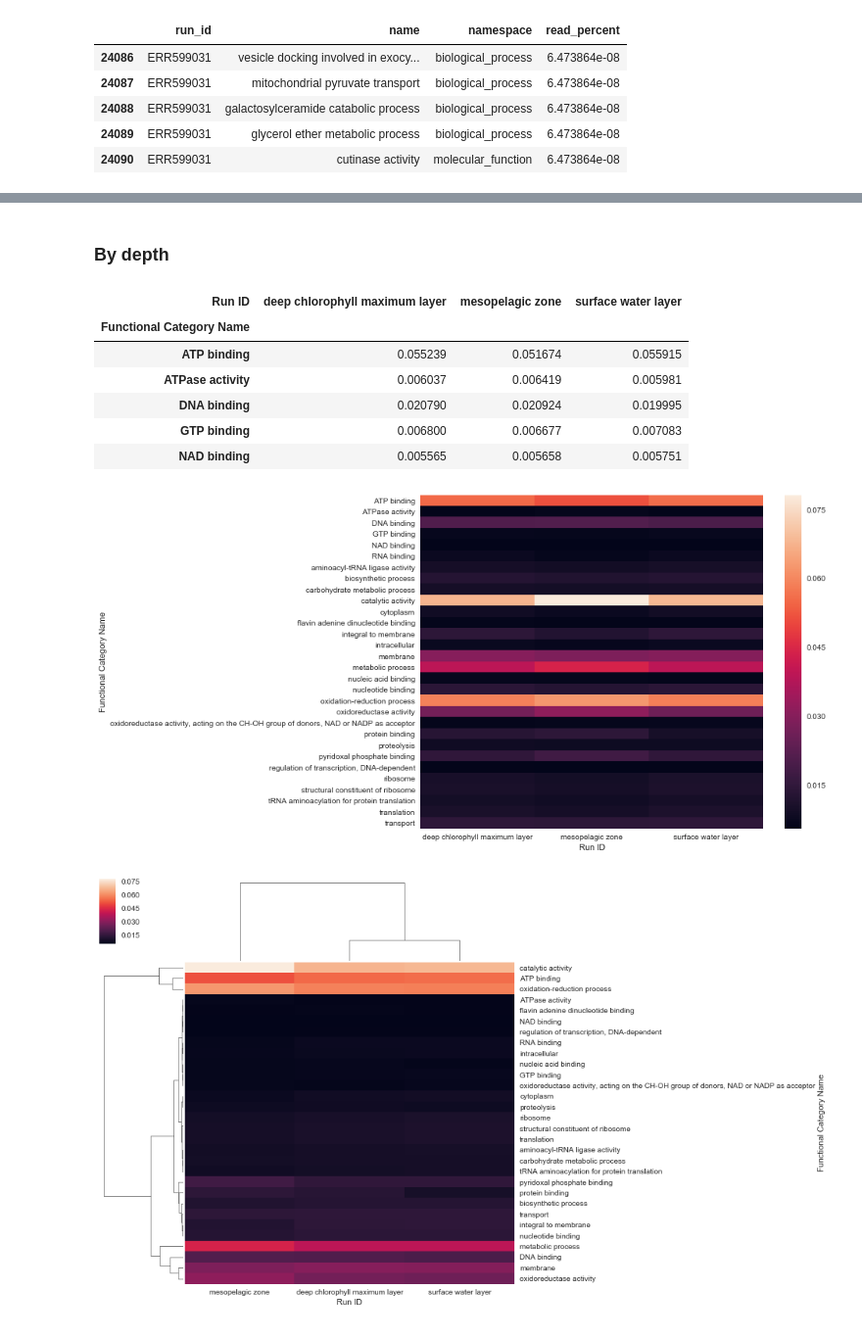
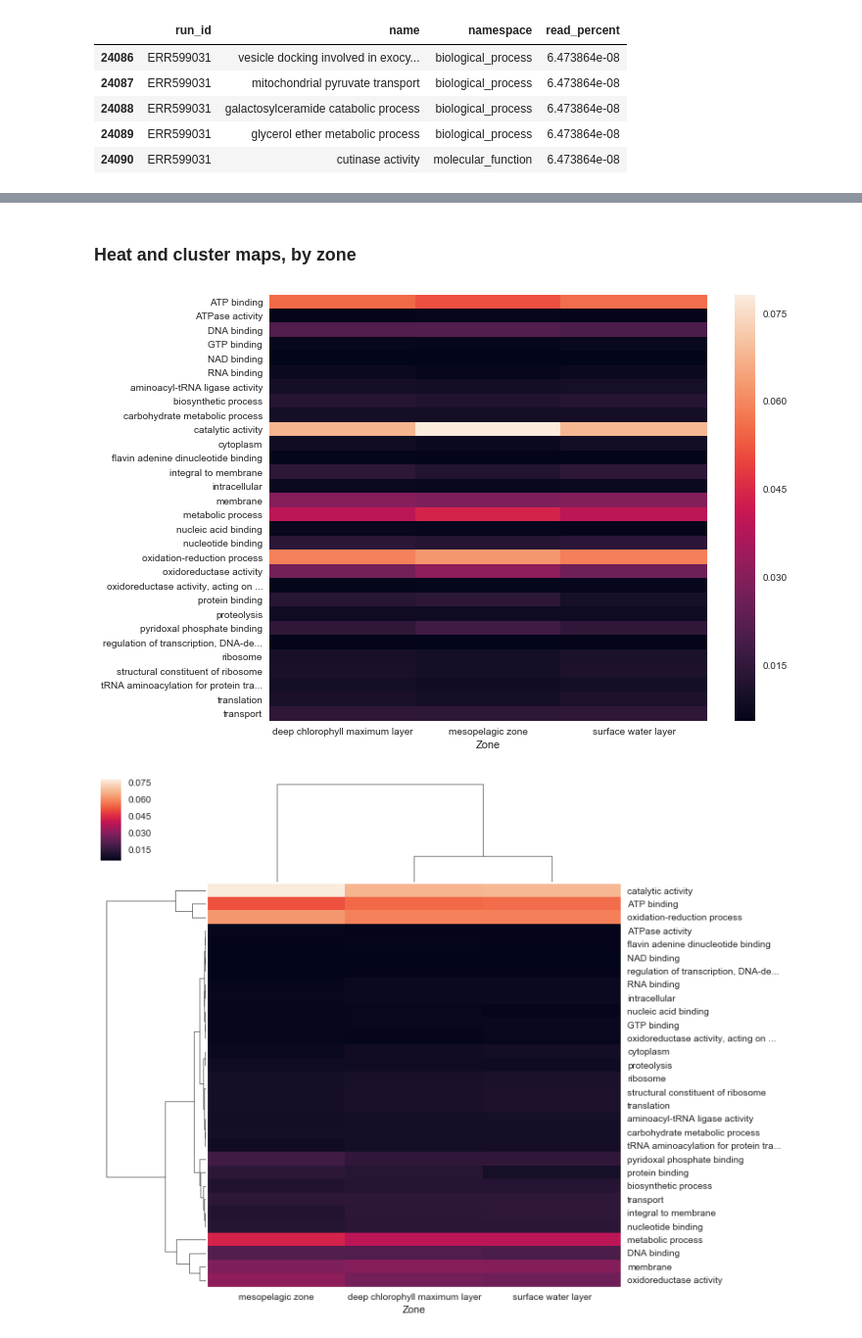
Before and after one commit to dustinmichels/biol338-final-project, a Jupyter notebook: analysis/scripts/Data Analysis_03 (Current).ipynb, the cells around one changed output, grey strips where cells are left out. Shown at 98% size. Saved outputs shown, nothing was run; the diff lists cells and outputs as text; code cells hidden in the pictures.

```diff
--- a/analysis/scripts/Data Analysis_03 (Current).ipynb
+++ b/analysis/scripts/Data Analysis_03 (Current).ipynb
@@ -53,6 +64,6 @@ display("Metadata (Head):", meta_df.head(n=3))
 # %%
-# Define helper function for parsing CSVs
 def get_df(idx):
+    """Helper function for parsing CSVs"""
     filenames = meta_df['filename']
     names = ['go_id', 'name', 'namespace', 'read_count']
 
@@ -75,8 +86,6 @@ def get_df(idx):
     # Drop some columns
     df.drop(['go_id','read_count'], axis=1, inplace=True)
 
-    # Select only top 30 results
-    # df = df.iloc[:30,:]
     return df
 
 # Call helper function with all GO annotations,
@@ -138,7 +145,8 @@ display('Full DataFrame (head & tail):', full_df.head(), full_df.tail())
 # %%
 # Only use the first 30 items
 df = full_df.groupby('run_id').head(n=30)
+df = df.copy(deep=True)
 
 # Truncate function names at 35 characters
-# df.name = df.name.apply(
-#     lambda x: (x[:35] + '...') if len(x) > 38 else x)
+df.name = df.name.apply(
+    lambda x: (x[:35] + '...') if len(x) > 38 else x)
@@ -146,0 +153,19 @@ df = full_df.groupby('run_id').head(n=30)
+# %%
+# rearrange relevent data
+data_all = df.pivot(index='name', columns='run_id', values='read_percent')
+data_all.columns.name = 'Run ID'
+data_all.index.name = "Functional Category Name"
+
+# Rearrange data; taking mean of regions
+data_region = df.pivot_table(index='name', columns='region', aggfunc={'read_percent':'mean'})
+data_region.columns = data_region.columns.droplevel(0)
+data_region.columns.name = 'Region'
+data_region.index.name = "Functional Category Name"
+data_region.index.name = None
+
+# Rearrange data; taking mean of zones
+data_zone = df.pivot_table(index='name', columns='zone', aggfunc={'read_percent':'mean'})
+data_zone.columns = data_zone.columns.droplevel(0)
+data_zone.columns.name = 'Zone'
+data_zone.index.name = "Functional Category Name"
+data_zone.index.name = None
@@ -203,29 +235,17 @@ ax.savefig(f'{img_path}cluster/cluster_region', dpi=300)
-# %% [markdown]
-### By depth
+# %% [markdown]
+### Heat and cluster maps, by zone
 # %%
-# Rearrange data; taking mean of zones
-data = df.pivot_table(index='name', columns='zone', aggfunc={'read_percent':'mean'})
-data.columns = data.columns.droplevel(0)
-data.columns.name = 'Run ID'
-data.index.name = "Functional Category Name"
-data = data.dropna(axis=0)
-display(data.head())
+# Drop missing values
+data_zone_drop = data_zone.dropna()
 
 # Make heatmap
 fig, ax = plt.subplots(figsize=(10,8))
-sns.heatmap(ax=ax, data=data)
+sns.heatmap(ax=ax, data=data_zone_drop)
 fig.savefig(f'{img_path}/heat/heat_zone.png', bbox_inches='tight', dpi=300)
 
 # Make clustermap
-ax = sns.clustermap(data=data)
+ax = sns.clustermap(data=data_zone_drop)
 ax.savefig(f'{img_path}/cluster/cluster_zone', dpi=300)
 # %% [output]
-| Run ID | deep chlorophyll maximum layer | mesopelagic zone | surface water layer |
-| Functional Category Name |  |  |  |
-| ATP binding | 0.055239 | 0.051674 | 0.055915 |
-| ATPase activity | 0.006037 | 0.006419 | 0.005981 |
-| DNA binding | 0.020790 | 0.020924 | 0.019995 |
-| GTP binding | 0.006800 | 0.006677 | 0.007083 |
-| NAD binding | 0.005565 | 0.005658 | 0.005751 |
-[figure, old version]
+[figure, new version]
-[figure, old version]
+[figure, new version]
```
Also changed, not shown: parts of 20 cells of this notebook, 7 other files.
